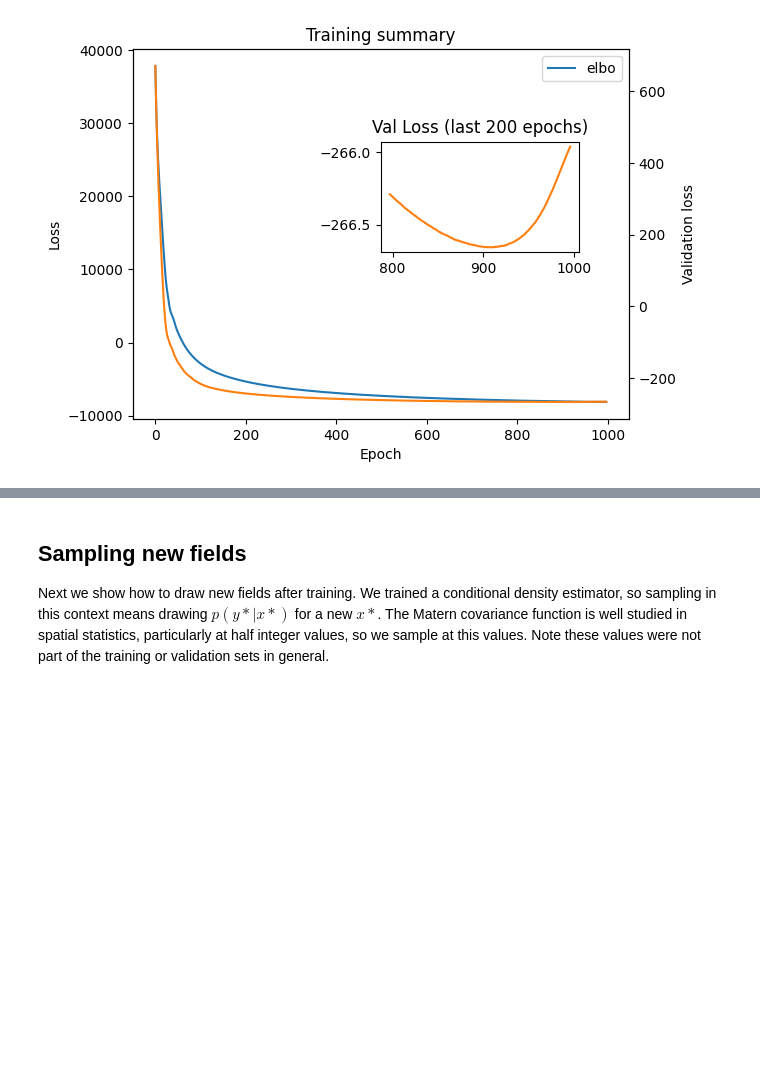
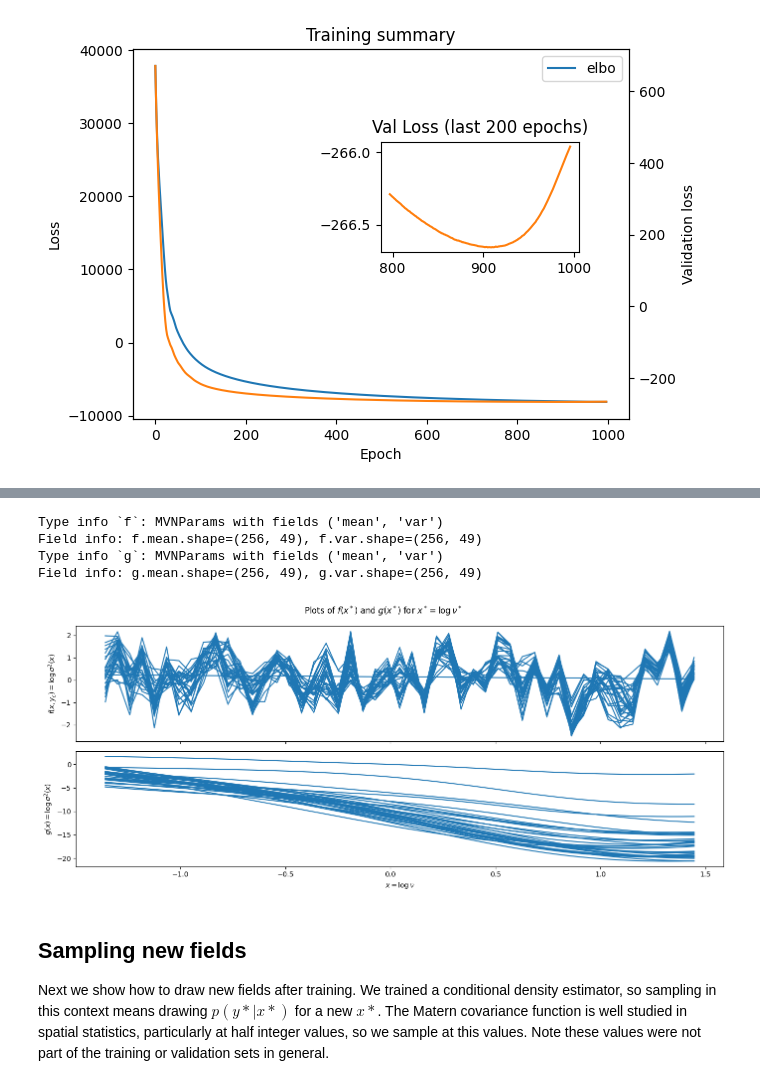
Before and after one commit to katzfuss-group/batram-cov, a Jupyter notebook: notebooks/getting-started.ipynb, the cells around one changed output, grey strips where cells are left out. Saved outputs shown, nothing was run; the diff lists cells and outputs as text; code cells hidden in the pictures; blank space fills up the shorter version.

```diff
--- a/notebooks/getting-started.ipynb
+++ b/notebooks/getting-started.ipynb
@@ -316,3 +368,33 @@ plt.show()
+# %%
+f, g = model.predict_fs_and_gs(data=valid_module)
+
+print(f"Type info `f`: {type(f).__name__} with fields {f._fields}")
+print(f"Field info: {f.mean.shape=}, {f.var.shape=}")
+
+# Now info for g: Note that f and g store data in (num_spatial_locs, num_x).
+print(f"Type info `g`: {type(g).__name__} with fields {g._fields}")
+print(f"Field info: {g.mean.shape=}, {g.var.shape=}")
+# %% [output]
+Type info `f`: MVNParams with fields ('mean', 'var')
+Field info: f.mean.shape=(256, 49), f.var.shape=(256, 49)
+Type info `g`: MVNParams with fields ('mean', 'var')
+Field info: g.mean.shape=(256, 49), g.var.shape=(256, 49)
+# %%
+fig, ax = plt.subplots(2, 1, figsize=(14, 6), sharex=True)
+
+ax[0].plot(valid_x.squeeze(), f.mean[::8].T, 'C0')
+ax[0].set_ylabel(r"$f(x, y_{c}) = \log \sigma^2(x)$")
+
+ax[1].plot(valid_x.squeeze(), g.mean[::8].T, 'C0')
+ax[1].set_xlabel(r"$x = \log \nu$")
+ax[1].set_ylabel(r"$g(x) = \log \sigma^2(x)$")
+
+fig.suptitle(r"Plots of $f(x^*)$ and $g(x^*)$ for $x^* = \log \nu^*$")
+fig.tight_layout()
+
+plt.show()
+# %% [output]
+[figure, added]
 # %% [markdown]
 ## Sampling new fields
 
```
Also changed, not shown: parts of 8 cells of this notebook, 6 other files.
